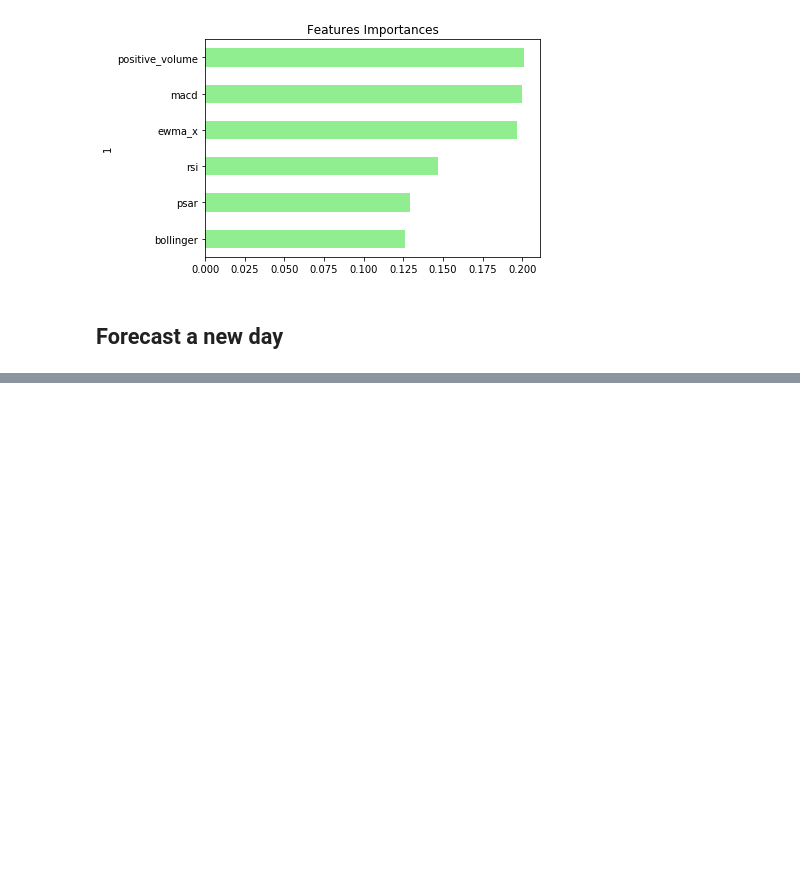
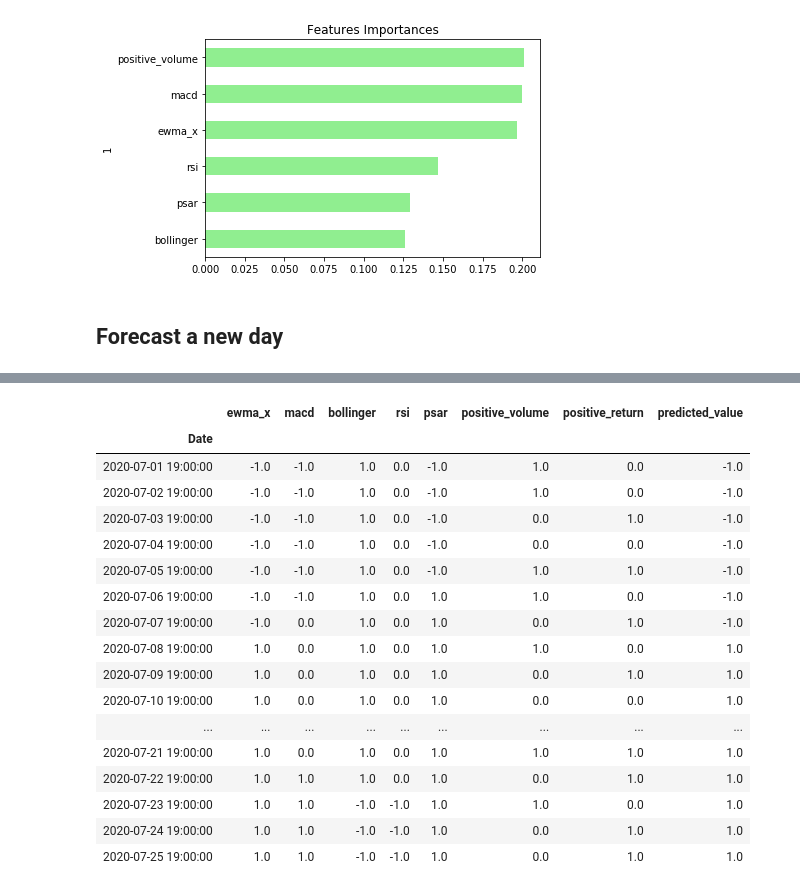
Before and after one commit to stew1922/Crypto_Bandyts, a Jupyter notebook: libs/notebooks/rfm_crypto1.ipynb, the cells around one changed output, grey strips where cells are left out. Drawn from its saved outputs; the diff is of its cells as text; code cells hidden in the pictures; blank space fills up the shorter version.

```diff
--- a/libs/notebooks/rfm_crypto1.ipynb
+++ b/libs/notebooks/rfm_crypto1.ipynb
@@ -467,0 +480,33 @@ Results
+# %%
+rfm_signals = pd.DataFrame({
+        'ewma_x': X_test.ewma_x,
+        'macd': X_test.macd,
+        'bollinger': X_test.bollinger,
+        'rsi': X_test.rsi,
+        'psar': X_test.psar,
+        'positive_volume': X_test.positive_volume,
+        'positive_return': Results.positive_return,
+        'predicted_value': Results.predicted_value
+    })
+
+rfm_signals.head(25)
+    #return rfm_signals
+# %% [output]
+|  | ewma_x | macd | bollinger | rsi | psar | positive_volume | positive_return | predicted_value |
+| Date |  |  |  |  |  |  |  |  |
+| 2020-07-01 19:00:00 | -1.0 | -1.0 | 1.0 | 0.0 | -1.0 | 1.0 | 0.0 | -1.0 |
+| 2020-07-02 19:00:00 | -1.0 | -1.0 | 1.0 | 0.0 | -1.0 | 1.0 | 0.0 | -1.0 |
+| 2020-07-03 19:00:00 | -1.0 | -1.0 | 1.0 | 0.0 | -1.0 | 0.0 | 1.0 | -1.0 |
+| 2020-07-04 19:00:00 | -1.0 | -1.0 | 1.0 | 0.0 | -1.0 | 0.0 | 0.0 | -1.0 |
+| 2020-07-05 19:00:00 | -1.0 | -1.0 | 1.0 | 0.0 | -1.0 | 1.0 | 1.0 | -1.0 |
+| 2020-07-06 19:00:00 | -1.0 | -1.0 | 1.0 | 0.0 | 1.0 | 1.0 | 0.0 | -1.0 |
+| 2020-07-07 19:00:00 | -1.0 | 0.0 | 1.0 | 0.0 | 1.0 | 0.0 | 1.0 | -1.0 |
+| 2020-07-08 19:00:00 | 1.0 | 0.0 | 1.0 | 0.0 | 1.0 | 1.0 | 0.0 | 1.0 |
+| 2020-07-09 19:00:00 | 1.0 | 0.0 | 1.0 | 0.0 | 1.0 | 0.0 | 1.0 | 1.0 |
+| 2020-07-10 19:00:00 | 1.0 | 0.0 | 1.0 | 0.0 | 1.0 | 0.0 | 0.0 | 1.0 |
+| ... | ... | ... | ... | ... | ... | ... | ... | ... |
+| 2020-07-21 19:00:00 | 1.0 | 0.0 | 1.0 | 0.0 | 1.0 | 1.0 | 1.0 | 1.0 |
+| 2020-07-22 19:00:00 | 1.0 | 1.0 | 1.0 | 0.0 | 1.0 | 0.0 | 1.0 | 1.0 |
+| 2020-07-23 19:00:00 | 1.0 | 1.0 | -1.0 | -1.0 | 1.0 | 1.0 | 0.0 | 1.0 |
+| 2020-07-24 19:00:00 | 1.0 | 1.0 | -1.0 | -1.0 | 1.0 | 0.0 | 1.0 | 1.0 |
+| 2020-07-25 19:00:00 | 1.0 | 1.0 | -1.0 | -1.0 | 1.0 | 0.0 | 1.0 | 1.0 |
```
Also changed, not shown: parts of 8 cells of this notebook, 2 other files.
